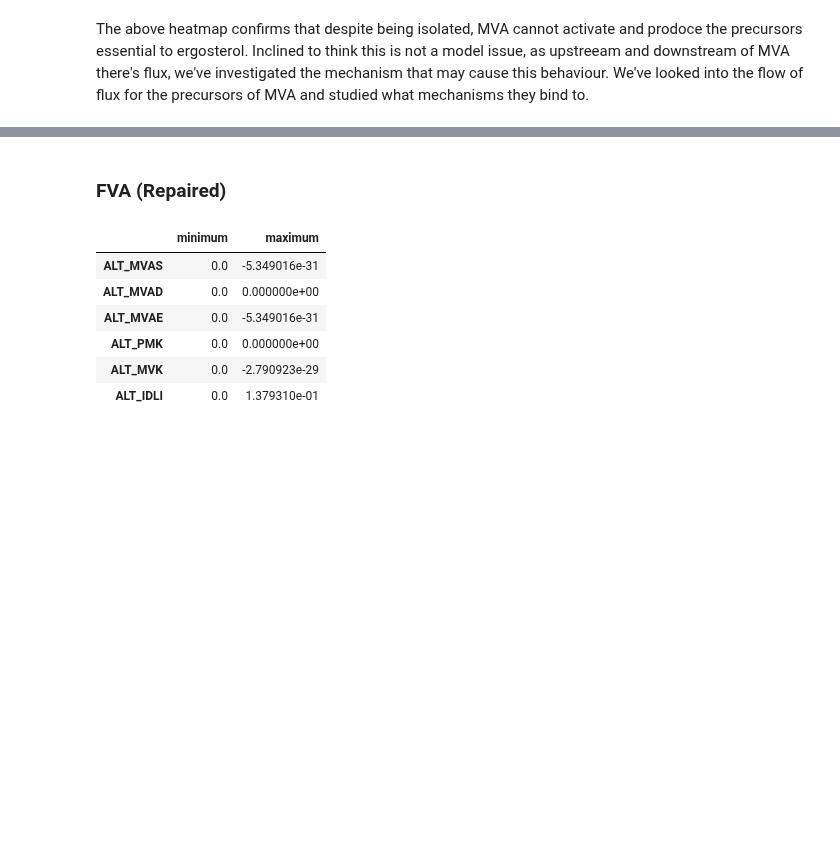
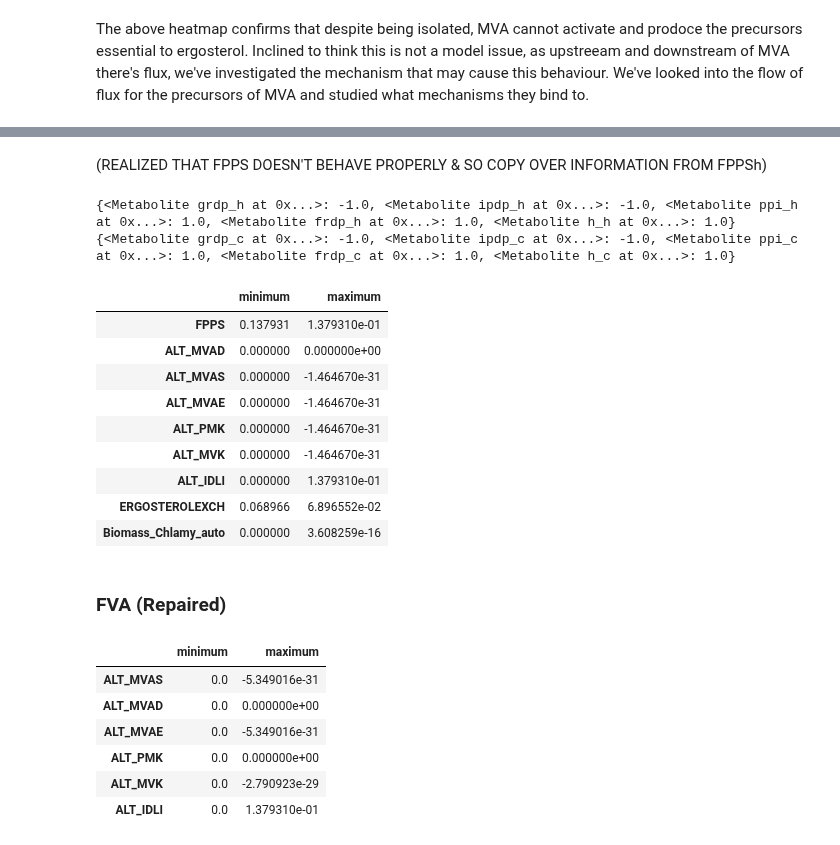
Before and after one commit to FarukEfe/McMasterU-iGEM-2025-Modelling, a Jupyter notebook: notebooks/mva.ipynb, the cells around one changed output, grey strips where cells are left out. Saved outputs shown, nothing was run; the diff lists cells and outputs as text; code cells hidden in the pictures; blank space fills up the shorter version.

```diff
--- a/notebooks/mva.ipynb
+++ b/notebooks/mva.ipynb
@@ -254,3 +361,40 @@ The above heatmap confirms that despite being isolated, MVA cannot activate and
+# %% [markdown]
+(REALIZED THAT FPPS DOESN'T BEHAVE PROPERLY & SO COPY OVER INFORMATION FROM FPPSh)
+# %%
+temp = model_mva_c.copy()
+
+ref = temp.reactions.get_by_id('FPPSh')
+target = temp.reactions.get_by_id('FPPS')
+h_c = temp.metabolites.get_by_id('h_c')
+
+target.add_metabolites({h_c: 1.0})
+
+print(ref.metabolites)
+print(target.metabolites)
+
+fva = run_flux_variability_analysis(
+    temp,
+    loopless=True,
+    pfba_factor=None,
+    objectives=['ALT_MVAD', 'FPPS'],
+    reactions=['FPPS', 'ALT_MVAD', 'ALT_MVAS', 'ALT_MVAE', 'ALT_PMK', 'ALT_MVK', 'ALT_IDLI', ERGEXCH, 'Biomass_Chlamy_auto']
+)
+# %% [output]
+{<Metabolite grdp_h at 0x...>: -1.0, <Metabolite ipdp_h at 0x...>: -1.0, <Metabolite ppi_h at 0x...>: 1.0, <Metabolite frdp_h at 0x...>: 1.0, <Metabolite h_h at 0x...>: 1.0}
+{<Metabolite grdp_c at 0x...>: -1.0, <Metabolite ipdp_c at 0x...>: -1.0, <Metabolite ppi_c at 0x...>: 1.0, <Metabolite frdp_c at 0x...>: 1.0, <Metabolite h_c at 0x...>: 1.0}
+# %%
+fva
+# %% [output]
+|  | minimum | maximum |
+| FPPS | 0.137931 | 1.379310e-01 |
+| ALT_MVAD | 0.000000 | 0.000000e+00 |
+| ALT_MVAS | 0.000000 | -1.464670e-31 |
+| ALT_MVAE | 0.000000 | -1.464670e-31 |
+| ALT_PMK | 0.000000 | -1.464670e-31 |
+| ALT_MVK | 0.000000 | -1.464670e-31 |
+| ALT_IDLI | 0.000000 | 1.379310e-01 |
+| ERGOSTEROLEXCH | 0.068966 | 6.896552e-02 |
+| Biomass_Chlamy_auto | 0.000000 | 3.608259e-16 |
 # %% [markdown]
 ### FVA (Repaired)
 # %%
```
Also changed, not shown: parts of 7 cells of this notebook, 2 other files.
